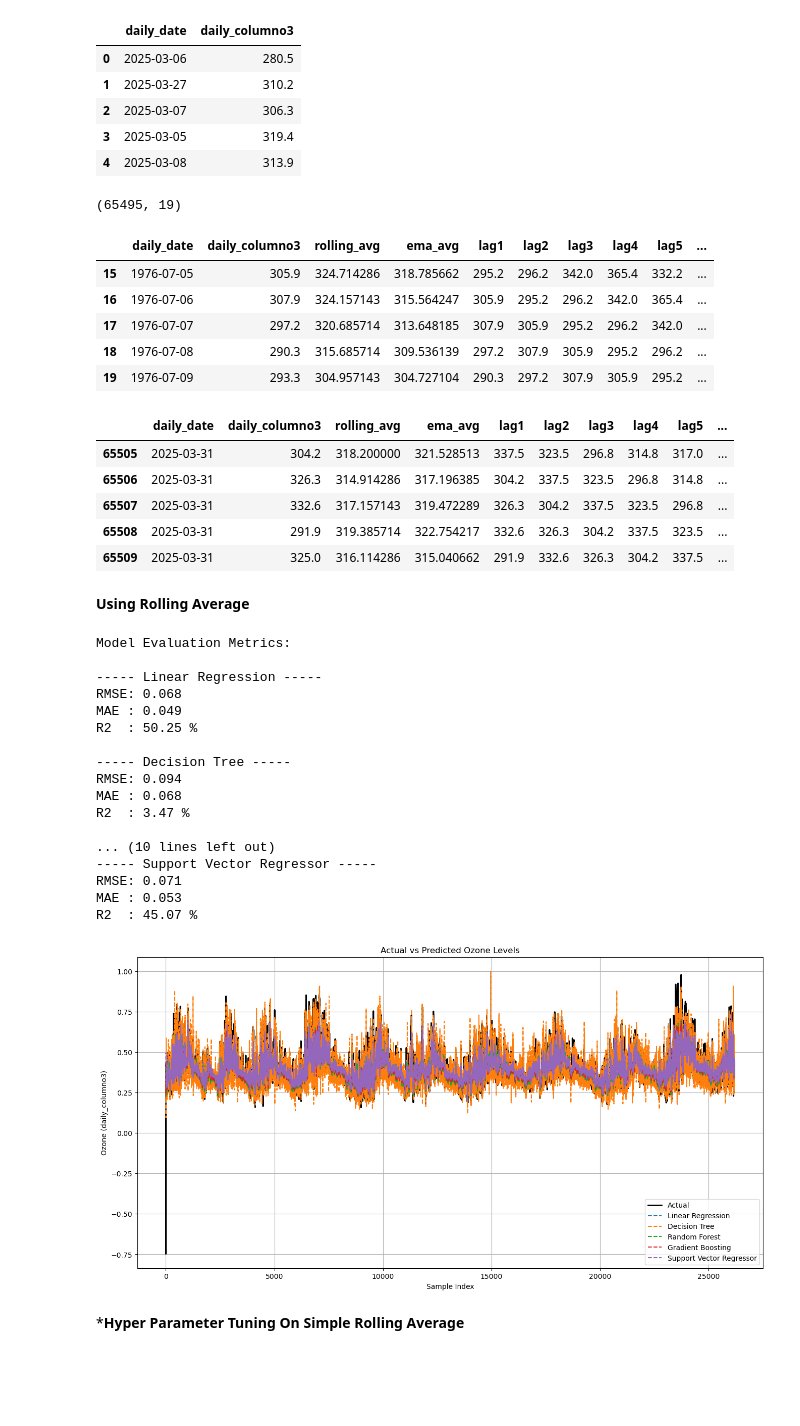
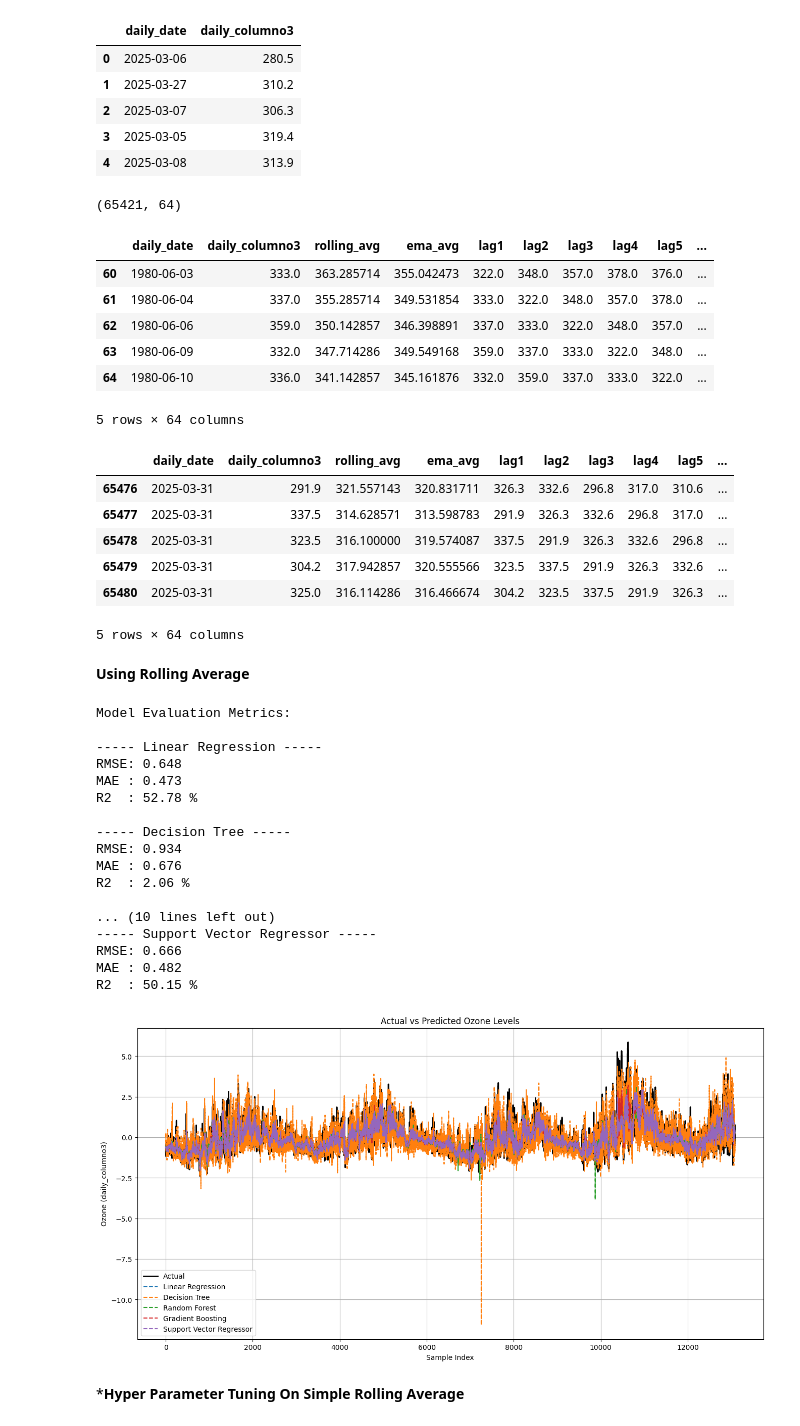
Before and after one commit to Abir784/Predictve-analysis-of-ozone-layer-using-ML, a Jupyter notebook: with_spain(with modification).ipynb, the cells around one changed output. Cells and saved outputs as stored; diff of their text form; code cells hidden in the pictures; blank space fills up the shorter version.

```diff
--- a/with_spain(with modification).ipynb
+++ b/with_spain(with modification).ipynb
@@ -193,53 +195,46 @@ df['rolling_avg'] = df['daily_columno3'].shift(1).rolling(window=7).mean()
 df['ema_avg'] = df['daily_columno3'].shift(1).ewm(span=7, adjust=False).mean()
 
 
-df['lag1'] = df['daily_columno3'].shift(1)
-df['lag2'] = df['daily_columno3'].shift(2)
-df['lag3'] = df['daily_columno3'].shift(3)
-df['lag4'] = df['daily_columno3'].shift(4)
-df['lag5'] = df['daily_columno3'].shift(5)
-df['lag6'] = df['daily_columno3'].shift(6)
-df['lag7'] = df['daily_columno3'].shift(7)
-df['lag8'] = df['daily_columno3'].shift(8)
-df['lag9'] = df['daily_columno3'].shift(9)
-df['lag10'] = df['daily_columno3'].shift(10)
-df['lag11'] = df['daily_columno3'].shift(11)
-df['lag12'] = df['daily_columno3'].shift(12)
-df['lag13'] = df['daily_columno3'].shift(13)
-df['lag14'] = df['daily_columno3'].shift(14)
-df['lag15'] = df['daily_columno3'].shift(15)
+for i in range(1, 61):
+    df[f'lag{i}'] = df['daily_columno3'].shift(i)
+
+
 df.dropna(inplace=True)
 print(df.shape)
 df.head()
 # %% [output]
-(65495, 19)
+(65421, 64)
 |  | daily_date | daily_columno3 | rolling_avg | ema_avg | lag1 | lag2 | lag3 | lag4 | lag5 | ... |
-| 15 | 1976-07-05 | 305.9 | 324.714286 | 318.785662 | 295.2 | 296.2 | 342.0 | 365.4 | 332.2 | ... |
-| 16 | 1976-07-06 | 307.9 | 324.157143 | 315.564247 | 305.9 | 295.2 | 296.2 | 342.0 | 365.4 | ... |
-| 17 | 1976-07-07 | 297.2 | 320.685714 | 313.648185 | 307.9 | 305.9 | 295.2 | 296.2 | 342.0 | ... |
-| 18 | 1976-07-08 | 290.3 | 315.685714 | 309.536139 | 297.2 | 307.9 | 305.9 | 295.2 | 296.2 | ... |
-| 19 | 1976-07-09 | 293.3 | 304.957143 | 304.727104 | 290.3 | 297.2 | 307.9 | 305.9 | 295.2 | ... |
+| 60 | 1980-06-03 | 333.0 | 363.285714 | 355.042473 | 322.0 | 348.0 | 357.0 | 378.0 | 376.0 | ... |
+| 61 | 1980-06-04 | 337.0 | 355.285714 | 349.531854 | 333.0 | 322.0 | 348.0 | 357.0 | 378.0 | ... |
+| 62 | 1980-06-06 | 359.0 | 350.142857 | 346.398891 | 337.0 | 333.0 | 322.0 | 348.0 | 357.0 | ... |
+| 63 | 1980-06-09 | 332.0 | 347.714286 | 349.549168 | 359.0 | 337.0 | 333.0 | 322.0 | 348.0 | ... |
+| 64 | 1980-06-10 | 336.0 | 341.142857 | 345.161876 | 332.0 | 359.0 | 337.0 | 333.0 | 322.0 | ... |
+5 rows × 64 columns
 # %%
 df.tail()
 # %% [output]
 |  | daily_date | daily_columno3 | rolling_avg | ema_avg | lag1 | lag2 | lag3 | lag4 | lag5 | ... |
-| 65505 | 2025-03-31 | 304.2 | 318.200000 | 321.528513 | 337.5 | 323.5 | 296.8 | 314.8 | 317.0 | ... |
-| 65506 | 2025-03-31 | 326.3 | 314.914286 | 317.196385 | 304.2 | 337.5 | 323.5 | 296.8 | 314.8 | ... |
-| 65507 | 2025-03-31 | 332.6 | 317.157143 | 319.472289 | 326.3 | 304.2 | 337.5 | 323.5 | 296.8 | ... |
-| 65508 | 2025-03-31 | 291.9 | 319.385714 | 322.754217 | 332.6 | 326.3 | 304.2 | 337.5 | 323.5 | ... |
-| 65509 | 2025-03-31 | 325.0 | 316.114286 | 315.040662 | 291.9 | 332.6 | 326.3 | 304.2 | 337.5 | ... |
+| 65476 | 2025-03-31 | 291.9 | 321.557143 | 320.831711 | 326.3 | 332.6 | 296.8 | 317.0 | 310.6 | ... |
+| 65477 | 2025-03-31 | 337.5 | 314.628571 | 313.598783 | 291.9 | 326.3 | 332.6 | 296.8 | 317.0 | ... |
+| 65478 | 2025-03-31 | 323.5 | 316.100000 | 319.574087 | 337.5 | 291.9 | 326.3 | 332.6 | 296.8 | ... |
+| 65479 | 2025-03-31 | 304.2 | 317.942857 | 320.555566 | 323.5 | 337.5 | 291.9 | 326.3 | 332.6 | ... |
+| 65480 | 2025-03-31 | 325.0 | 316.114286 | 316.466674 | 304.2 | 323.5 | 337.5 | 291.9 | 326.3 | ... |
+5 rows × 64 columns
 # %% [markdown]
 **Using Rolling Average**
 # %%
-minmax_x = MinMaxScaler()
-minmax_y= MinMaxScaler()
+minmax_x = StandardScaler()
+minmax_y= StandardScaler()
 
-X = df[['lag1', 'lag2', 'lag3', 'lag4', 'lag5', 'lag6', 'lag7',
-        'lag8', 'lag9', 'lag10', 'lag11', 'lag12', 'lag13', 'lag14', 'lag15','rolling_avg']]
+lag_features = [f'lag{i}' for i in range(1, 61)]
+lag_features.append('rolling_avg')
+# lag_features.append('ema_avg')
+X= df[lag_features]
 y = df['daily_columno3']
 
 # Train-test split
-X_train, X_test, y_train, y_test = train_test_split(X, y, test_size=0.4, shuffle=False)
+X_train, X_test, y_train, y_test = train_test_split(X, y, test_size=0.2, shuffle=False)
 X_train = minmax_x.fit_transform(X_train)
 y_train = minmax_y.fit_transform(y_train.values.reshape(-1, 1)).flatten()
 X_test = minmax_x.transform(X_test)
@@ -251,7 +246,9 @@ models = {
     'Decision Tree': DecisionTreeRegressor(random_state=42),
     'Random Forest': RandomForestRegressor(n_estimators=100, random_state=42),
     'Gradient Boosting': GradientBoostingRegressor(n_estimators=100, random_state=42),
-    'Support Vector Regressor': SVR()
+    'Support Vector Regressor': SVR(),
+    'XGBoost': XGBRegressor(n_estimators=100, random_state=42, verbosity=0),
+    'LightGBM': LGBMRegressor(n_estimators=100, random_state=42)
 }
 
 # STEP 4: Train, Predict, and Evaluate
@@ -280,43 +277,43 @@ print("Model Evaluation Metrics:\n")
 for name, res in results.items():
     print(f"----- {name} -----")
     print(f"RMSE: {res['RMSE']:.3f}")
     print(f"MAE : {res['MAE']:.3f}")
     print(f"R2  : {(res['R2']*100):.2f} %\n")
 
 plt.figure(figsize=(16, 8))
 
 # Actual data
 plt.plot(np.arange(len(y_test)), y_test, label='Actual', color='black', linewidth=2)
 
 # Predictions from each model
 for name, res in results.items():
     plt.plot(np.arange(len(y_test)), res['Predictions'], label=name, linestyle='--')
 
 plt.title('Actual vs Predicted Ozone Levels')
 plt.xlabel('Sample Index')
 plt.ylabel('Ozone (daily_columno3)')
 plt.legend()
 plt.grid(True)
 plt.show()
 # %% [output]
 Model Evaluation Metrics:
 
 ----- Linear Regression -----
-RMSE: 0.068
-MAE : 0.049
-R2  : 50.25 %
+RMSE: 0.648
+MAE : 0.473
+R2  : 52.78 %
 
 ----- Decision Tree -----
-RMSE: 0.094
-MAE : 0.068
-R2  : 3.47 %
+RMSE: 0.934
+MAE : 0.676
+R2  : 2.06 %
 
 ... (10 lines left out)
 ----- Support Vector Regressor -----
-RMSE: 0.071
-MAE : 0.053
-R2  : 45.07 %
+RMSE: 0.666
+MAE : 0.482
+R2  : 50.15 %
-[figure, old version]
+[figure, new version]
 # %% [markdown]
 ***Hyper Parameter Tuning On Simple Rolling Average**
 # %%
```
Also changed, not shown: parts of 6 cells of this notebook, 1 other file.
